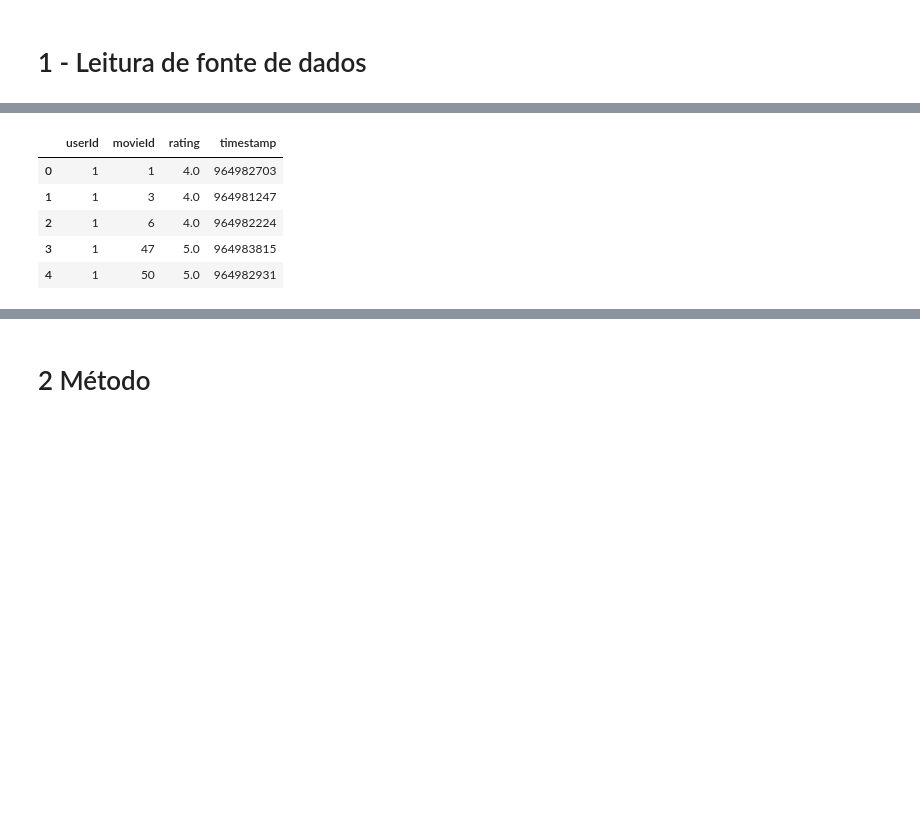
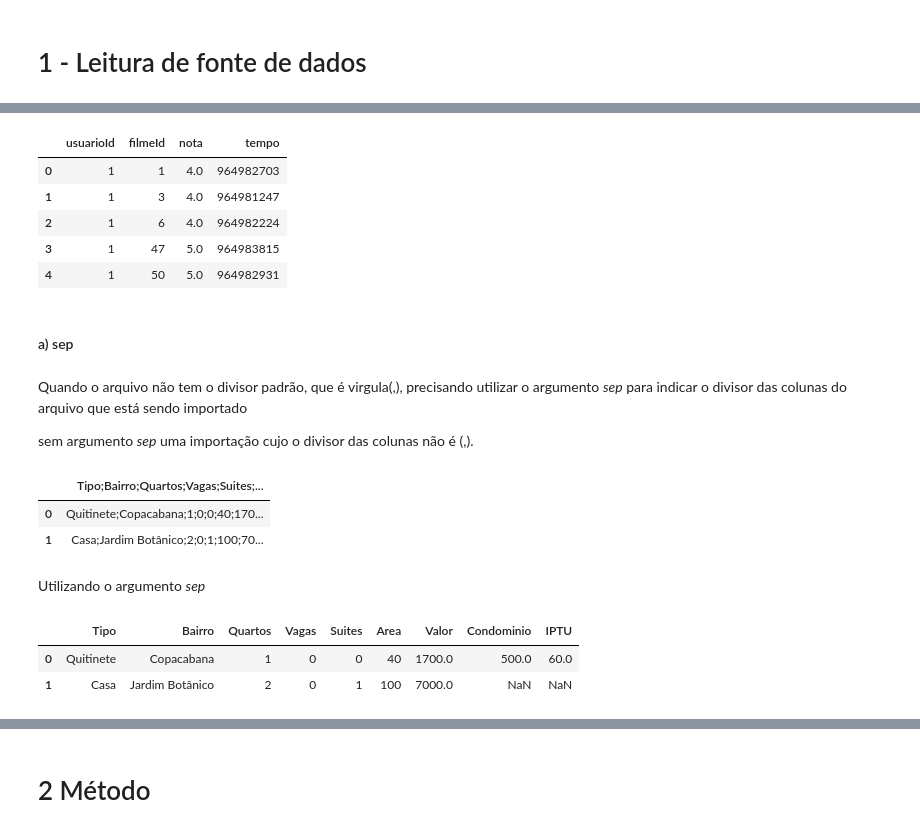
Before and after one commit to 1-aquila-1/data-science, a Jupyter notebook: 01-pandas.ipynb, the cells around one changed output, grey strips where cells are left out. Saved outputs shown, nothing was run; the diff lists cells and outputs as text; code cells hidden in the pictures; blank space fills up the shorter version.

```diff
--- a/01-pandas.ipynb
+++ b/01-pandas.ipynb
@@ -7,10 +10,31 @@ import pandas as pd
 # %%
-notas = pd.read_csv("ratings.csv")
+notas = pd.read_csv("dados/ratings.csv")
+notas.columns = ['usuarioId', 'filmeId', 'nota', 'tempo']
 notas.head()
 # %% [output]
-|  | userId | movieId | rating | timestamp |
+|  | usuarioId | filmeId | nota | tempo |
 | 0 | 1 | 1 | 4.0 | 964982703 |
 | 1 | 1 | 3 | 4.0 | 964981247 |
 | 2 | 1 | 6 | 4.0 | 964982224 |
 | 3 | 1 | 47 | 5.0 | 964983815 |
 | 4 | 1 | 50 | 5.0 | 964982931 |
+# %% [markdown]
+#### a) sep
+# %% [markdown]
+Quando o arquivo não tem o divisor padrão, que é virgula(,), precisando utilizar o argumento *sep* para indicar o divisor das colunas do arquivo que está sendo importado
+
+sem argumento *sep* uma importação cujo o divisor das colunas não é (,).
+# %%
+pd.read_csv('dados/aluguel.csv').head(2)
+# %% [output]
+|  | Tipo;Bairro;Quartos;Vagas;Suites;... |
+| 0 | Quitinete;Copacabana;1;0;0;40;170... |
+| 1 | Casa;Jardim Botânico;2;0;1;100;70... |
+# %% [markdown]
+Utilizando o argumento *sep*
+# %%
+pd.read_csv('dados/aluguel.csv', sep=';').head(2)
+# %% [output]
+|  | Tipo | Bairro | Quartos | Vagas | Suites | Area | Valor | Condominio | IPTU |
+| 0 | Quitinete | Copacabana | 1 | 0 | 0 | 40 | 1700.0 | 500.0 | 60.0 |
+| 1 | Casa | Jardim Botânico | 2 | 0 | 1 | 100 | 7000.0 | NaN | NaN |
```
Also changed, not shown: parts of 26 cells of this notebook.
